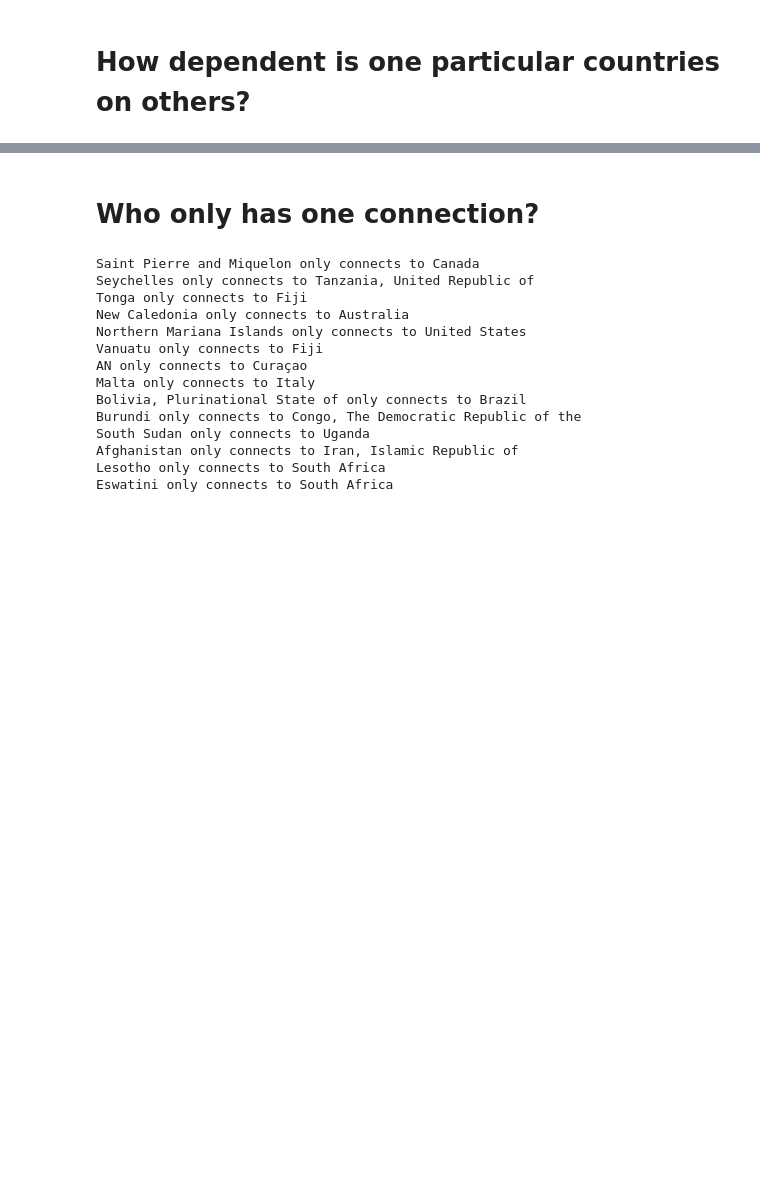
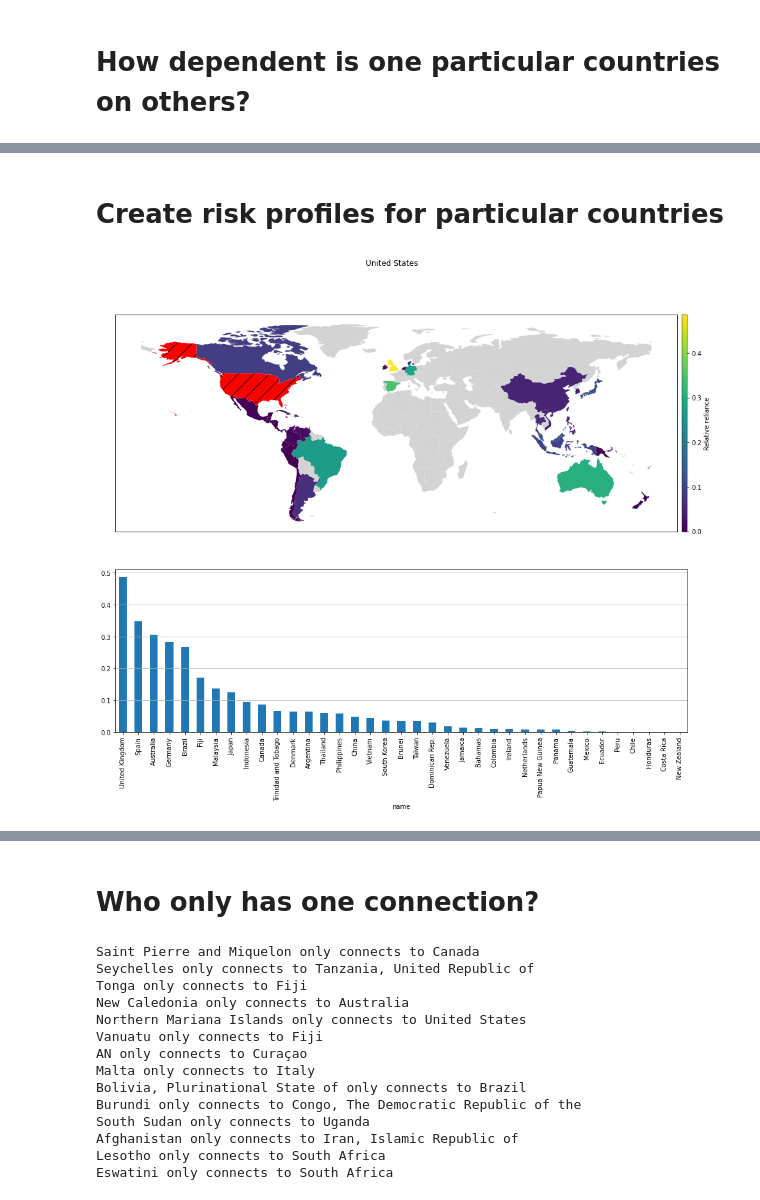
Before and after one commit to daylight-lab/international-cable-connectivity, a Jupyter notebook: Untitled.ipynb, the cells around one changed output, grey strips where cells are left out. Cells and saved outputs as stored; diff of their text form; code cells hidden in the pictures; blank space fills up the shorter version.

```diff
--- a/Untitled.ipynb
+++ b/Untitled.ipynb
@@ -176,13 +175,14 @@ plot(worldmap_graphmeasure_nous, 'graph_measure');
 # %% [markdown]
 # How dependent is one particular countries on others?
 # %%
+from typing import Optional
 from typing import Dict
 from sklearn.preprocessing import normalize
 
 def betweenness (alpha2) -> float:
     return worldnet.nodes[alpha2]['betweenness']
 
-def relative_reliance (alpha2) -> Dict[str, float]:
+def relative_reliance (alpha2) -> Optional[Dict[str, float]]:
     '''Returns betweeness centrality of nodes' neighbors'''
     connected_to =  [e[1] for e in worldnet.edges(alpha2)]
     if len(connected_to)>0:
@@ -190,7 +190,5 @@ def relative_reliance (alpha2) -> Dict[str, float]:
         normalized_betweennesses = normalize([betweennesses])[0]
         return dict(zip(connected_to, normalized_betweennesses))
 
-for node in worldnet.nodes:
-    print(node)
-    print(relative_reliance(node))
+relative_reliance('IR')
 # %% [output]
@@ -213,0 +210,43 @@ SZ
+# %% [markdown]
+# Create risk profiles for particular countries
+# %%
+from mpl_toolkits.axes_grid1 import make_axes_locatable
+def profile (alpha2):
+    fig, axs = plt.subplots(2, gridspec_kw={'height_ratios': [4, 3]},
+                            figsize=(16, 12)
+                           )
+    fig.suptitle(country_alpha2_to_country_name(alpha2))
+
+    rrs = relative_reliance(alpha2)
+    myrel_df = pd.DataFrame({'iso_a3': [to_alpha3(cc) for cc in rrs.keys()],
+                              'reliance': rrs.values()})
+
+    worldmap_myrel = worldmap.merge(myrel_df, on='iso_a3', how='left')
+
+    # make legnd align
+    divider = make_axes_locatable(axs[0])
+    cax = divider.append_axes("right", size="1%", pad=0.1)
+
+    # hide ticks on axes
+    axs[0].axes.yaxis.set_visible(False)
+    axs[0].axes.xaxis.set_visible(False)
+
+    # plot reliances
+    plot(worldmap_myrel, 'reliance', ax=axs[0], legend=True, cax=cax,
+         legend_kwds={'label': "Relative reliance",},
+         missing_kwds={'color': 'lightgrey'}
+        )
+#                        'orientation': "horizontal"})
+
+    # highlight country in question
+    my_country = worldmap[worldmap['iso_a3']==to_alpha3(alpha2)]
+    plot(my_country,  ax=axs[0], color='red', hatch='/', aspect='equal')
+
+    reliances = worldmap_myrel[worldmap_myrel['reliance']>0][['name', 'reliance']]\
+        .sort_values(by='reliance', ascending=False)
+    reliances.plot.bar(x='name', rot=90, ax=axs[1], legend=False)
+    axs[1].yaxis.grid()
+
+profile('US')
+# %% [output]
+[figure, added]
```
Also changed, not shown: parts of 18 cells of this notebook, 17 other files.
